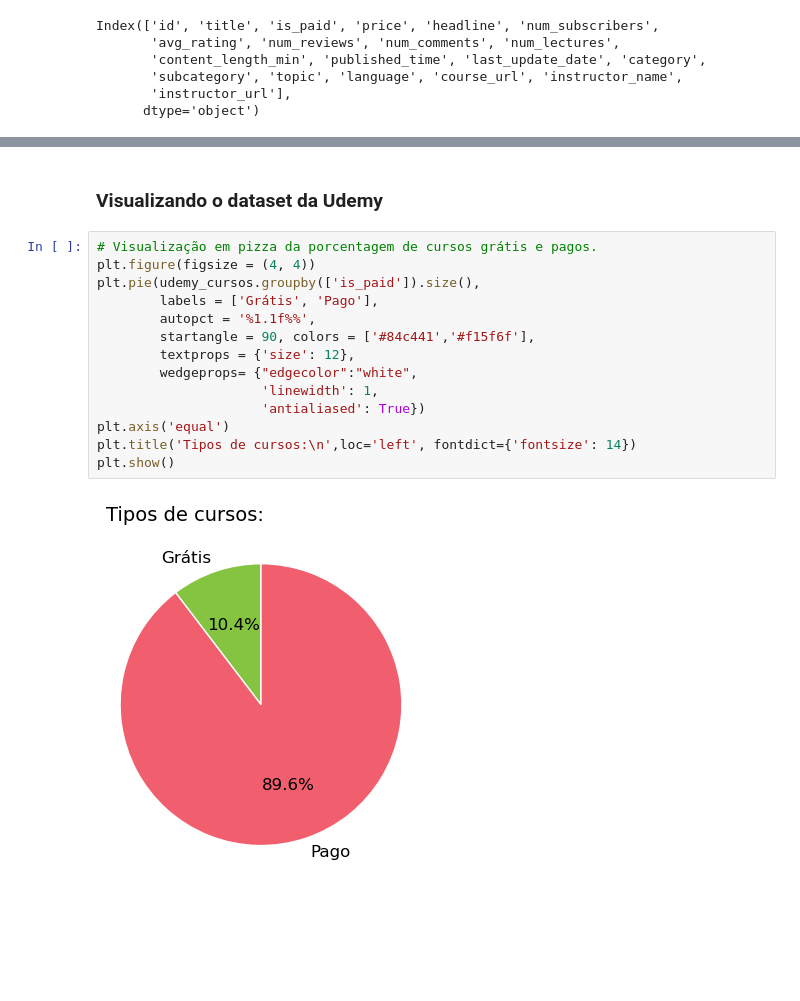
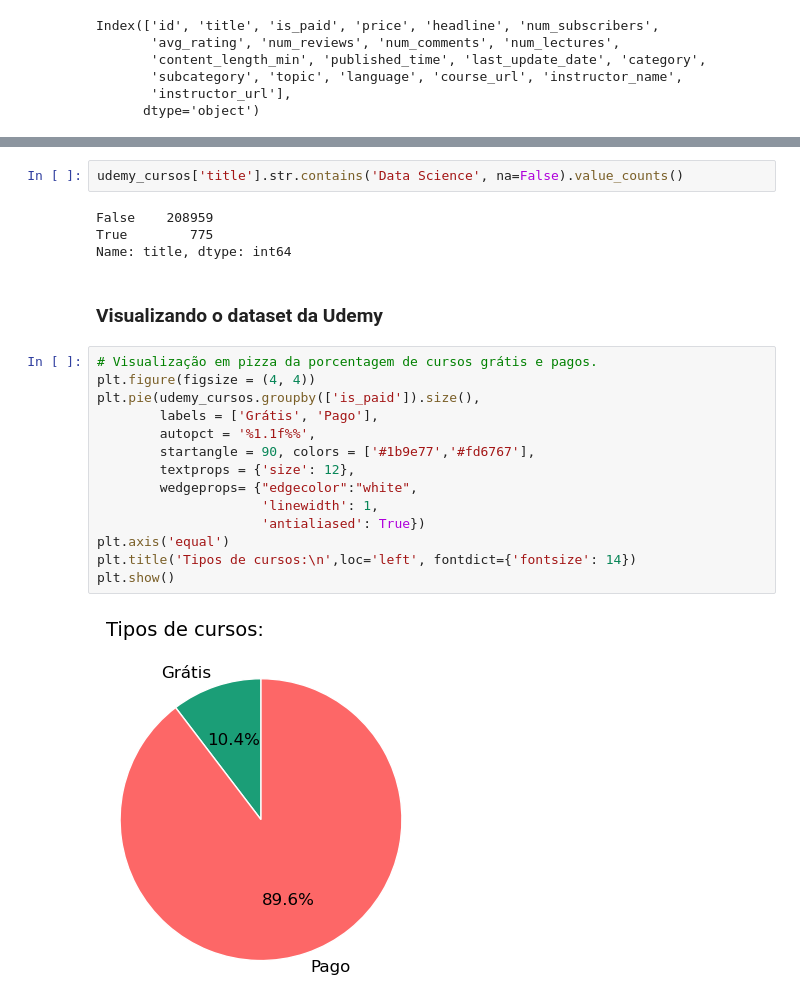
Before and after one commit to ismailymendes/mooc_udemy_coursera, a Jupyter notebook: mooc_udemy_coursera.ipynb, the cells around one changed output, grey strips where cells are left out. Saved outputs shown, nothing was run; the diff lists cells and outputs as text; blank space fills up the shorter version.

```diff
--- a/mooc_udemy_coursera.ipynb
+++ b/mooc_udemy_coursera.ipynb
@@ -115,21 +147,27 @@ Index(['id', 'title', 'is_paid', 'price', 'headline', 'num_subscribers',
+# %%
+udemy_cursos['title'].str.contains('Data Science', na=False).value_counts()
+# %% [output]
+False    208959
+True        775
+Name: title, dtype: int64
 # %% [markdown]
 ### Visualizando o dataset da Udemy
 # %%
 # Visualização em pizza da porcentagem de cursos grátis e pagos.
 plt.figure(figsize = (4, 4))
 plt.pie(udemy_cursos.groupby(['is_paid']).size(),
         labels = ['Grátis', 'Pago'],
         autopct = '%1.1f%%',
-        startangle = 90, colors = ['#84c441','#f15f6f'],
+        startangle = 90, colors = ['#1b9e77','#fd6767'],
         textprops = {'size': 12},
         wedgeprops= {"edgecolor":"white",
                      'linewidth': 1,
                      'antialiased': True})
 plt.axis('equal')
 plt.title('Tipos de cursos:\n',loc='left', fontdict={'fontsize': 14})
 plt.show()
 # %% [output]
-[figure, old version]
+[figure, new version]
 # %%
 plt.rcParams.update({'font.size': 10, 'axes.axisbelow': True})
 plt.figure(figsize = (6, 3))
```
Also changed, not shown: parts of 5 cells of this notebook.
